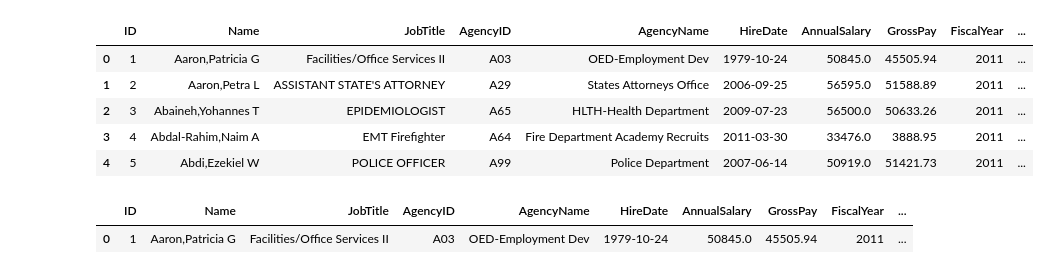
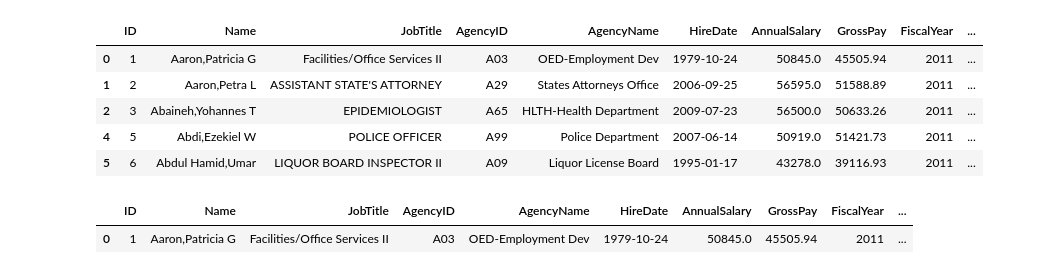
Before and after one commit to dmorton714/baltimore, a Jupyter notebook: balt_sal.ipynb, the cells around one changed output. Saved outputs shown, nothing was run; the diff lists cells and outputs as text; code cells hidden in the pictures.

```diff
--- a/balt_sal.ipynb
+++ b/balt_sal.ipynb
@@ -83,35 +83,39 @@ def clean(sal):
 
     # Step 1: Fill JobTitle with AgencyName where JobTitle is NaN or empty if no agency name drops
     sal['JobTitle'] = sal['JobTitle'].fillna(sal['AgencyName'])
     sal['JobTitle'] = sal['JobTitle'].apply(lambda x: x if isinstance(
         x, str) and x.strip() != "" else sal['AgencyName'])
     sal = sal[sal['AgencyName'].notna() & (
         sal['AgencyName'].str.strip() != "")]
 
     # Remove rows where AnnualSalary is NaN or 0
     sal = sal[sal['AnnualSalary'].notna() & (sal['AnnualSalary'] != 0)]
 
     # Remove rows where GrossPay is NaN or 0
     sal = sal[sal['GrossPay'].notna() & (sal['GrossPay'] != 0)]
 
+
+    # >>> Filter out GrossPay < 30000
+    sal = sal[sal['GrossPay'] >= 30000]
+
     # Discrepancy in amount
     sal['Pay_Discrepancy'] = sal['GrossPay'] - sal['AnnualSalary']
 
     # Discrepancy in percentage (relative to AnnualSalary)
     sal['Pay_Discrepancy_Pct'] = (
         (sal['GrossPay'] - sal['AnnualSalary']) / sal['AnnualSalary']) * 100
 
     return sal
 
 sal = clean(sal)
 sal.head()
 # %% [output]
 |  | ID | Name | JobTitle | AgencyID | AgencyName | HireDate | AnnualSalary | GrossPay | FiscalYear | ... |
 | 0 | 1 | Aaron,Patricia G | Facilities/Office Services II | A03 | OED-Employment Dev | 1979-10-24 | 50845.0 | 45505.94 | 2011 | ... |
 | 1 | 2 | Aaron,Petra L | ASSISTANT STATE'S ATTORNEY | A29 | States Attorneys Office | 2006-09-25 | 56595.0 | 51588.89 | 2011 | ... |
 | 2 | 3 | Abaineh,Yohannes T | EPIDEMIOLOGIST | A65 | HLTH-Health Department | 2009-07-23 | 56500.0 | 50633.26 | 2011 | ... |
-| 3 | 4 | Abdal-Rahim,Naim A | EMT Firefighter | A64 | Fire Department Academy Recruits | 2011-03-30 | 33476.0 | 3888.95 | 2011 | ... |
 | 4 | 5 | Abdi,Ezekiel W | POLICE OFFICER | A99 | Police Department | 2007-06-14 | 50919.0 | 51421.73 | 2011 | ... |
+| 5 | 6 | Abdul Hamid,Umar | LIQUOR BOARD INSPECTOR II | A09 | Liquor License Board | 1995-01-17 | 43278.0 | 39116.93 | 2011 | ... |
 # %%
 ## exports annual sal == 0 and gross pay > 60000
 # annual_sal_err = sal[(sal['AnnualSalary'] == 0) & (sal['GrossPay'] > 60000)]
```
Also changed, not shown: parts of 5 cells of this notebook, 3 other files.
